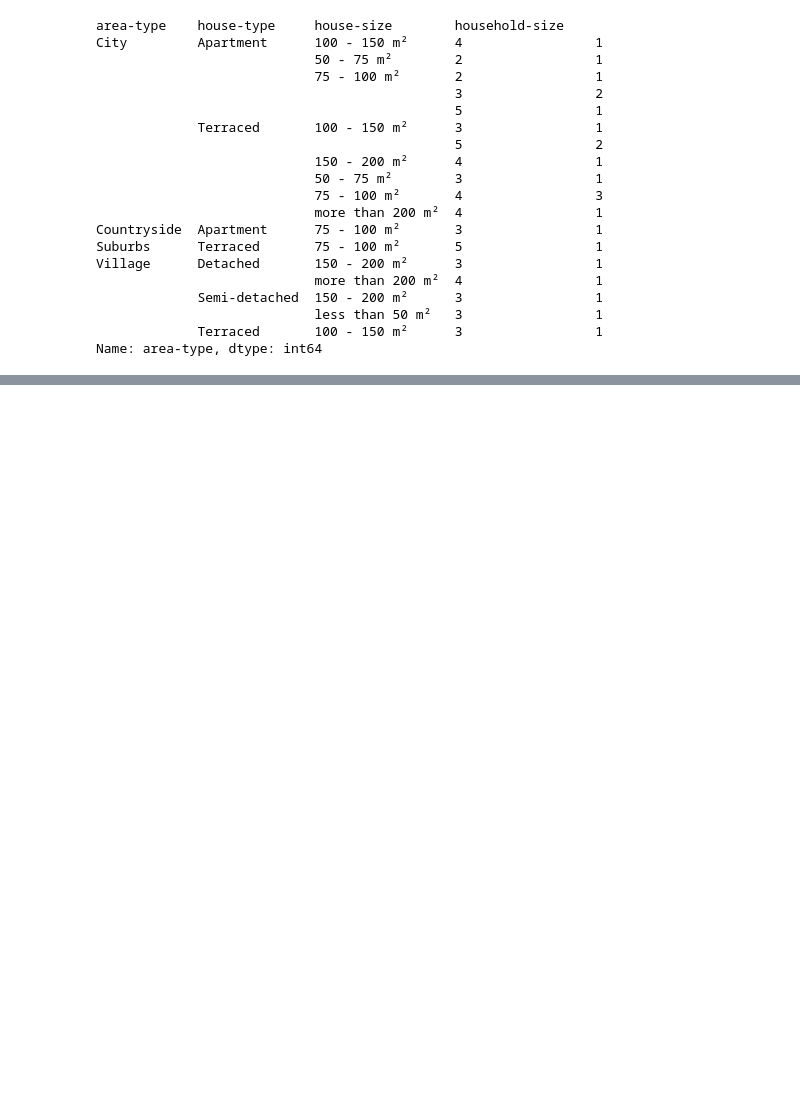
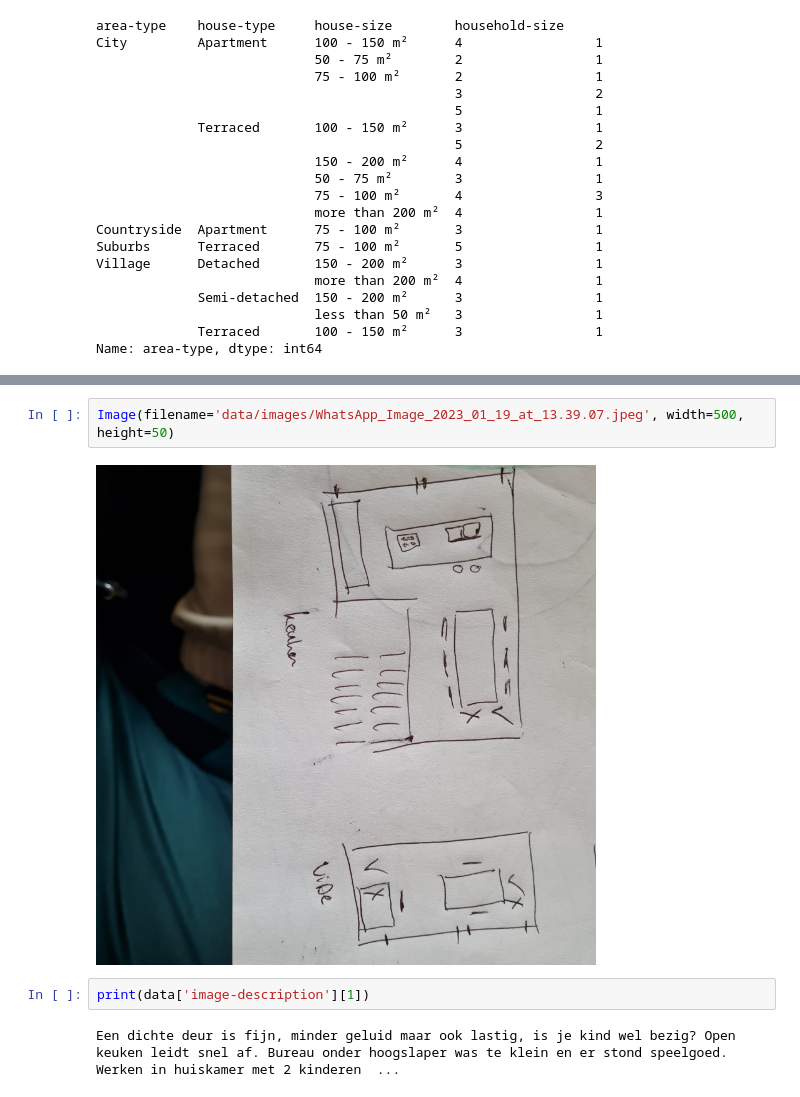
Before and after one commit to shrutirao94/spatial-inequality-nl-analysis, a Jupyter notebook: analysis.ipynb, the cells around one changed output, grey strips where cells are left out. Drawn from its saved outputs; the diff is of its cells as text; blank space fills up the shorter version.

```diff
--- a/analysis.ipynb
+++ b/analysis.ipynb
@@ -124,0 +112,8 @@ Text(0.5, 28.999999999999986, 'Type of Area')
+# %%
+Image(filename='data/images/WhatsApp_Image_2023_01_19_at_13.39.07.jpeg', width=500, height=50)
+# %% [output]
+[figure, added]
+# %%
+print(data['image-description'][1])
+# %% [output]
+Een dichte deur is fijn, minder geluid maar ook lastig, is je kind wel bezig? Open keuken leidt snel af. Bureau onder hoogslaper was te klein en er stond speelgoed. Werken in huiskamer met 2 kinderen  ...
```
Also changed, not shown: parts of 23 cells of this notebook, 17 other files.
